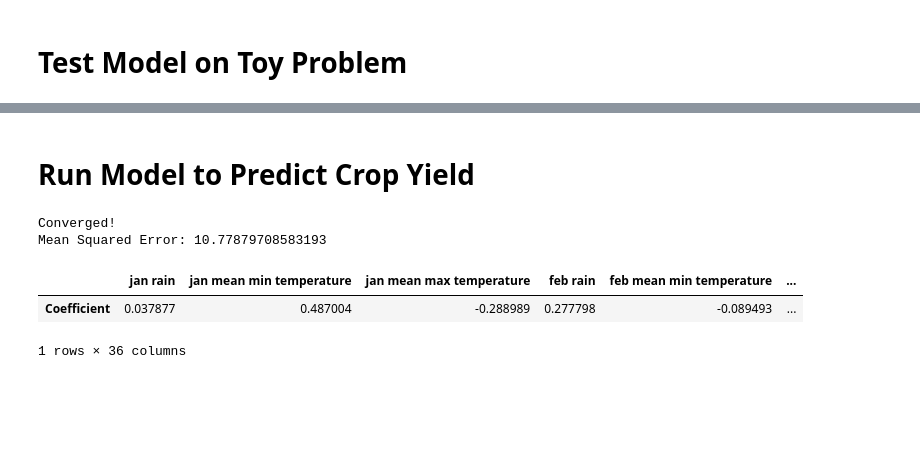
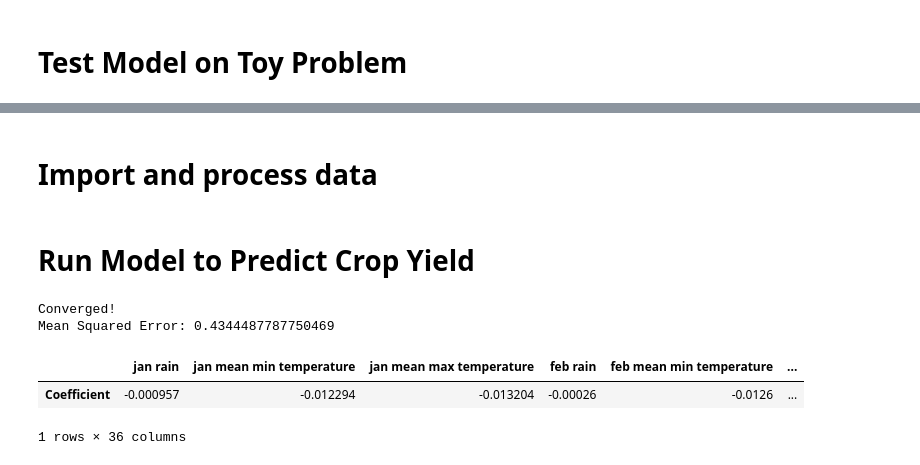
Before and after one commit to itsjacobhere/Predict-Crop-Yield, a Jupyter notebook: Linear Regression.ipynb, the cells around one changed output, grey strips where cells are left out. Cells and saved outputs as stored; diff of their text form; code cells hidden in the pictures; blank space fills up the shorter version.

```diff
--- a/Linear Regression.ipynb
+++ b/Linear Regression.ipynb
@@ -28,18 +28,20 @@ def normalize(df, mean_method = True ):
     if mean_method:
         # mean normalization
         normalized_df = (df - df.mean()) / df.std()
+        a, b = df.std(), df.mean()
     else:
         # min max normalization
         normalized_df = (df - df.min()) / (df.max() - df.min())
-    return normalized_df
+        a, b = df.min(), df.max()
+    return normalized_df, a, b
 
-def unnormalize(df, mean_method = True):
+def unnormalize(df, a, b, mean_method = True):
     if mean_method:
         # mean normalization
-        unnormalized_df = df * df.std() + df.mean()
+        unnormalized_df = df * a + b
     else:
         # min max normalization
-        unnormalized_df = (df * (df.max() - df.min())) + df.min()
+        unnormalized_df = (df * (b - a)) + a
     return unnormalized_df
 # %% [markdown]
 # Linear Regression
@@ -197,35 +222,41 @@ plt.legend()
+# %% [markdown]
+# Import and process data
 # %%
+# load dataframe from csv file
 df = pd.read_csv('maize_major_yield/maize_major_yield.csv')
-df = df.drop(['year'], axis = 1)
+#df = df.drop(['year'], axis = 1)
 
 # randomly split with 60 / 20 / 20 ratio
 train, test, validation = train_test_valid(df)
 
 # normalize data
-#train, test, valid = normalize(train), normalize(test), normalize(validation)
+train, test, valid = normalize(train), normalize(test), normalize(validation)
 
 # seperate input data from target variable
-xTrain, yTrain = train.iloc[:,:-1], train.iloc[:,-1]
-xTest, yTest = test.iloc[:,:-1], test.iloc[:,-1]
-xValid, yValid = validation.iloc[:,:-1], validation.iloc[:,-1]
-
-# normalize input data
-x_train, x_test, x_valid = normalize(xTrain), normalize(xTest), normalize(xValid)
-y_train, y_test, y_valid = yTrain, yTest, yValid
+x_train, y_train = train[0].iloc[:,:-1], train[0].iloc[:,-1]
+x_test, y_test = test[0].iloc[:,:-1], test[0].iloc[:,-1]
+x_valid, y_valid = valid[0].iloc[:,:-1], valid[0].iloc[:,-1]
 # %% [markdown]
 # Run Model to Predict Crop Yield
 # %%
+# instantiate class with hyperparameters and data
 LR = Linear_Regression(x_train, y_train, x_test, y_test,
                                          max_iters = 1e5,
-                                         tolerance = 1e-10,
-                                         step_size = 1e-1)
-y_pred, MSE, loss, weights = LR.predict()
+                                         tolerance = 1e-5,
+                                         step_size = 1e-5)
+
+# fit model to training data
+weights, loss = LR.fit(x_train, y_train)
+
+# use model to make predictions from test data
+y_pred, MSE = LR.predict(x_test)
+
 print("Mean Squared Error: {}".format(MSE))
 df_w = pd.DataFrame(weights, columns = ['Coefficient'])
-np.transpose(df_w)
+np.transpose(df_w) # show linear regression coefficients
 # %% [output]
 Converged!
-Mean Squared Error: 10.77879708583193
+Mean Squared Error: 0.4344487787750469
 |  | jan rain | jan mean min temperature | jan mean max temperature | feb rain | feb mean min temperature | ... |
-| Coefficient | 0.037877 | 0.487004 | -0.288989 | 0.277798 | -0.089493 | ... |
+| Coefficient | -0.000957 | -0.012294 | -0.013204 | -0.00026 | -0.0126 | ... |
 1 rows × 36 columns
```
Also changed, not shown: parts of 36 cells of this notebook, 4 other files.
